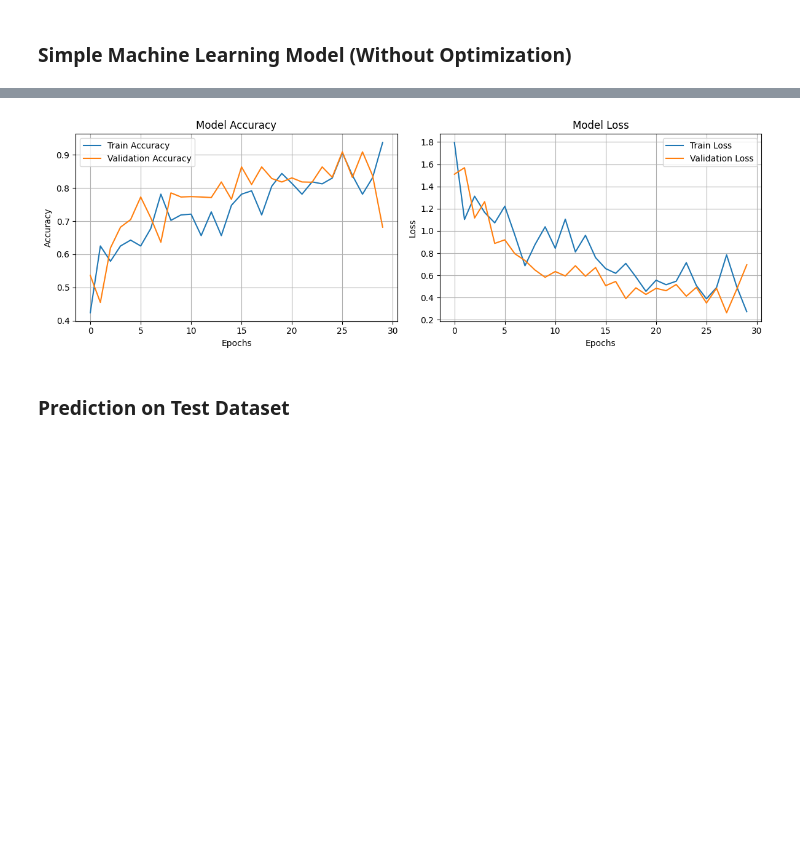
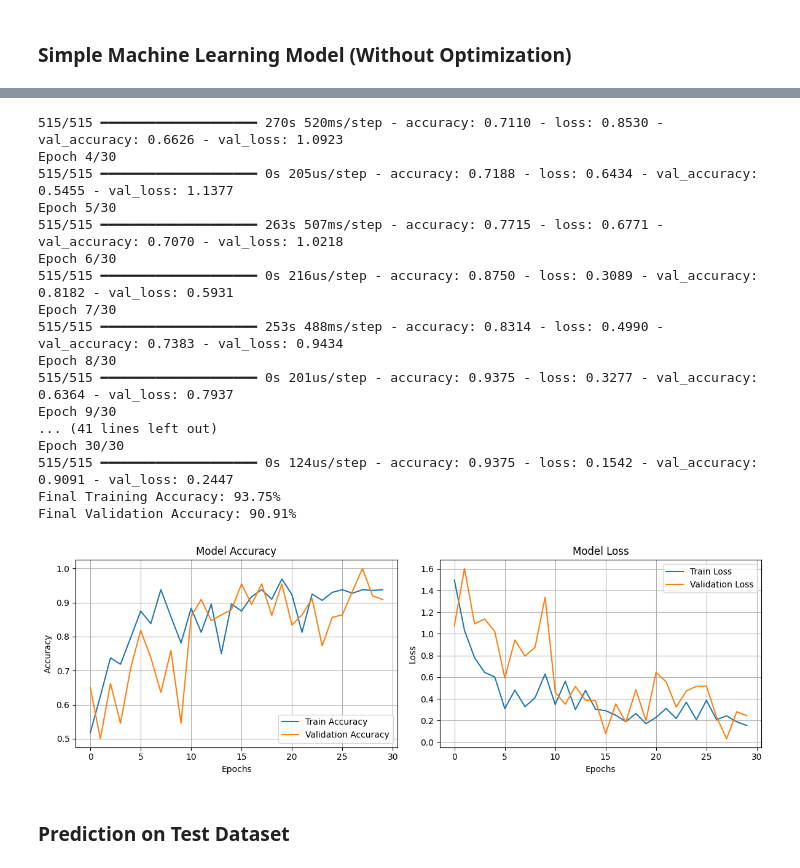
Before and after one commit to charite-uwatwembi/Crop-Disease-AI-Classification, a Jupyter notebook: notebook.ipynb, the cells around one changed output, grey strips where cells are left out. Cells and saved outputs as stored; diff of their text form; code cells hidden in the pictures; blank space fills up the shorter version.

```diff
--- a/notebook.ipynb
+++ b/notebook.ipynb
@@ -117,16 +117,15 @@ plt.show()
 import tensorflow as tf
 from tensorflow.keras.preprocessing.image import ImageDataGenerator
 from tensorflow.keras.models import Sequential
-from tensorflow.keras.layers import Conv2D, MaxPooling2D, Flatten, Dense, Dropout
-from tensorflow.keras.callbacks import ReduceLROnPlateau
+from tensorflow.keras.layers import Conv2D, MaxPooling2D, Flatten, Dense
 import os
 
 # Set parameters
-img_height, img_width = 64, 64
+img_height, img_width = 128, 128  # Increased image size
 batch_size = 32
 num_classes = 15
 
-# Set up data generators
+# Set up data generators with data augmentation for the training set
 train_datagen = ImageDataGenerator(
     rescale=1.0/255,
     rotation_range=20,
@@ -138,6 +137,7 @@ train_datagen = ImageDataGenerator(
     fill_mode='nearest'
 )
 
+# For validation, we only rescale the images (no augmentation)
 test_datagen = ImageDataGenerator(rescale=1.0/255)
 
 train_generator = train_datagen.flow_from_directory(
@@ -154,25 +154,21 @@ validation_generator = test_datagen.flow_from_directory(
     class_mode='categorical'
 )
 
-# Build the CNN model
+# Build a simple CNN model
 model = Sequential([
-    Conv2D(32, (3, 3), activation='tanh', input_shape=(img_height, img_width, 3)),
+    Conv2D(32, (3, 3), activation='relu', input_shape=(img_height, img_width, 3)),
     MaxPooling2D(pool_size=(2, 2)),
-    Conv2D(64, (3, 3), activation='tanh'),
+    Conv2D(64, (3, 3), activation='relu'),
     MaxPooling2D(pool_size=(2, 2)),
-    Conv2D(128, (3, 3), activation='tanh'),
+    Conv2D(128, (3, 3), activation='relu'),
     MaxPooling2D(pool_size=(2, 2)),
     Flatten(),
-    Dense(128, activation='tanh'),
-    Dropout(0.5),
-    Dense(num_classes, activation='sigmoid')
+    Dense(128, activation='relu'),
+    Dense(num_classes, activation='softmax')  # Use softmax for multi-class classification
 ])
 
 # Compile the model
 model.compile(optimizer='adam', loss='categorical_crossentropy', metrics=['accuracy'])
-
-# Set up learning rate reduction callback
-reduce_lr = ReduceLROnPlateau(monitor='val_loss', factor=0.2, patience=5, min_lr=0.00001)
 
 # Create the saved_models directory if it doesn't exist
 os.makedirs('saved_models', exist_ok=True)
@@ -183,8 +179,7 @@ history = model.fit(
     steps_per_epoch=train_generator.samples // batch_size,
     validation_data=validation_generator,
     validation_steps=validation_generator.samples // batch_size,
-    epochs=30,
-    callbacks=[reduce_lr]
+    epochs=30  # Can adjust the number of epochs as needed
 )
 
 # Save the model in the saved_models folder
@@ -197,6 +192,7 @@ print(f"Final Training Accuracy: {final_train_accuracy:.2f}%")
 print(f"Final Validation Accuracy: {final_val_accuracy:.2f}%")
 
 # Plotting the training and validation accuracy and loss
+import matplotlib.pyplot as plt
 plt.figure(figsize=(12, 4))
 
 # Accuracy
@@ -242,4 +228,21 @@ Final Validation Accuracy: 68.18%
+515/515 ━━━━━━━━━━━━━━━━━━━━ 270s 520ms/step - accuracy: 0.7110 - loss: 0.8530 - val_accuracy: 0.6626 - val_loss: 1.0923
+Epoch 4/30
+515/515 ━━━━━━━━━━━━━━━━━━━━ 0s 205us/step - accuracy: 0.7188 - loss: 0.6434 - val_accuracy: 0.5455 - val_loss: 1.1377
+Epoch 5/30
+515/515 ━━━━━━━━━━━━━━━━━━━━ 263s 507ms/step - accuracy: 0.7715 - loss: 0.6771 - val_accuracy: 0.7070 - val_loss: 1.0218
+Epoch 6/30
+515/515 ━━━━━━━━━━━━━━━━━━━━ 0s 216us/step - accuracy: 0.8750 - loss: 0.3089 - val_accuracy: 0.8182 - val_loss: 0.5931
+Epoch 7/30
+515/515 ━━━━━━━━━━━━━━━━━━━━ 253s 488ms/step - accuracy: 0.8314 - loss: 0.4990 - val_accuracy: 0.7383 - val_loss: 0.9434
+Epoch 8/30
+515/515 ━━━━━━━━━━━━━━━━━━━━ 0s 201us/step - accuracy: 0.9375 - loss: 0.3277 - val_accuracy: 0.6364 - val_loss: 0.7937
+Epoch 9/30
+... (41 lines left out)
+Epoch 30/30
+515/515 ━━━━━━━━━━━━━━━━━━━━ 0s 124us/step - accuracy: 0.9375 - loss: 0.1542 - val_accuracy: 0.9091 - val_loss: 0.2447
+Final Training Accuracy: 93.75%
+Final Validation Accuracy: 90.91%
-[figure, old version]
+[figure, new version]
 # %% [markdown]
 ### **Prediction on Test Dataset**
 # %%
```
Also changed, not shown: parts of 6 cells of this notebook, 1 other file.
